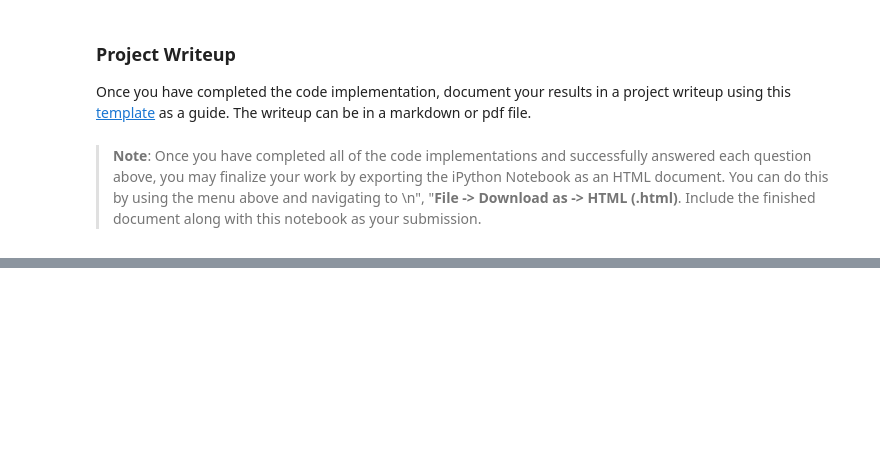
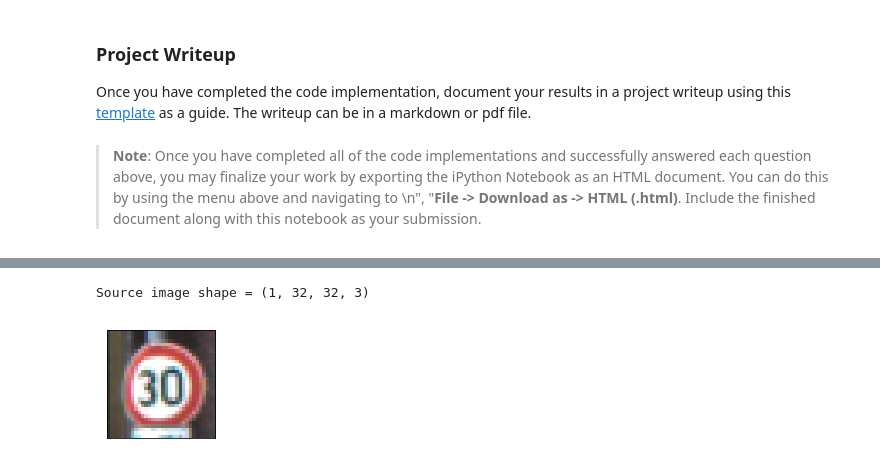
Before and after one commit to aimuch/CarND-Traffic-Sign-Classifier-Project, a Jupyter notebook: Traffic_Sign_Classifier.ipynb, the cells around one changed output, grey strips where cells are left out. Saved outputs shown, nothing was run; the diff lists cells and outputs as text; code cells hidden in the pictures; blank space fills up the shorter version.

```diff
--- a/Traffic_Sign_Classifier.ipynb
+++ b/Traffic_Sign_Classifier.ipynb
@@ -1032,0 +1187,17 @@ def outputFeatureMap(image_input, tf_activation, activation_min=-1, activation_m
+# %%
+img_src = X_test[1]
+img_src_normalized = X_test_normalized[0]
+image_input = []
+image_input.append(img_src_normalized)
+# image_input = np.reshape(img_src_normalized,(1,)+ img_src_normalized.shape)
+image_input = np.array(image_input)
+print("Source image shape = {}".format(image_input.shape))
+
+plt.figure(figsize=(2, 2))
+plt.imshow(img_src)
+plt.xticks([])
+plt.yticks([])
+plt.show()
+# %% [output]
+Source image shape = (1, 32, 32, 3)
+[figure, added]
```
Also changed, not shown: parts of 35 cells of this notebook, 24 other files.
